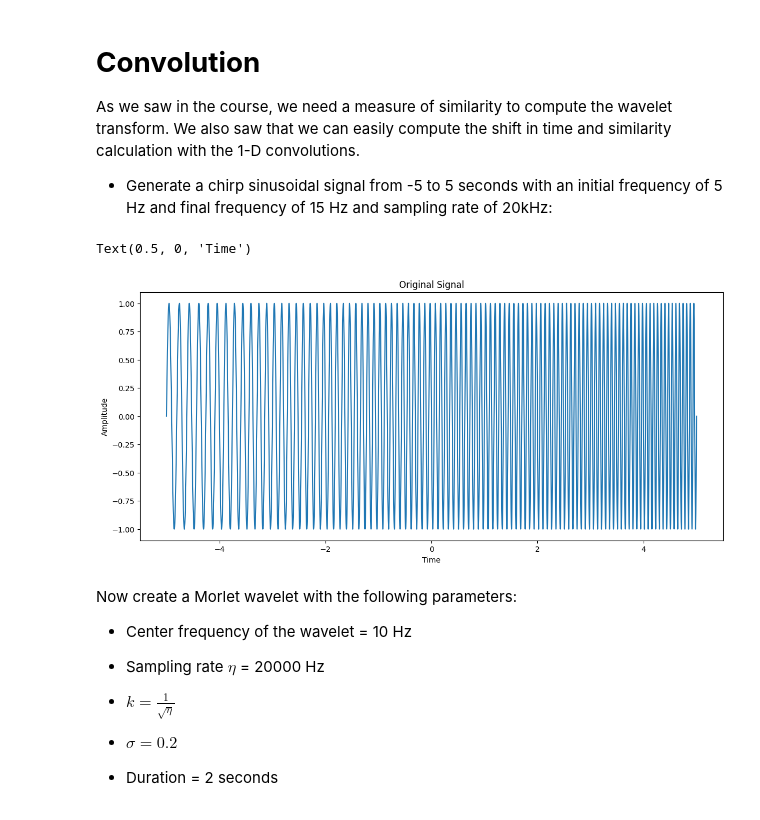
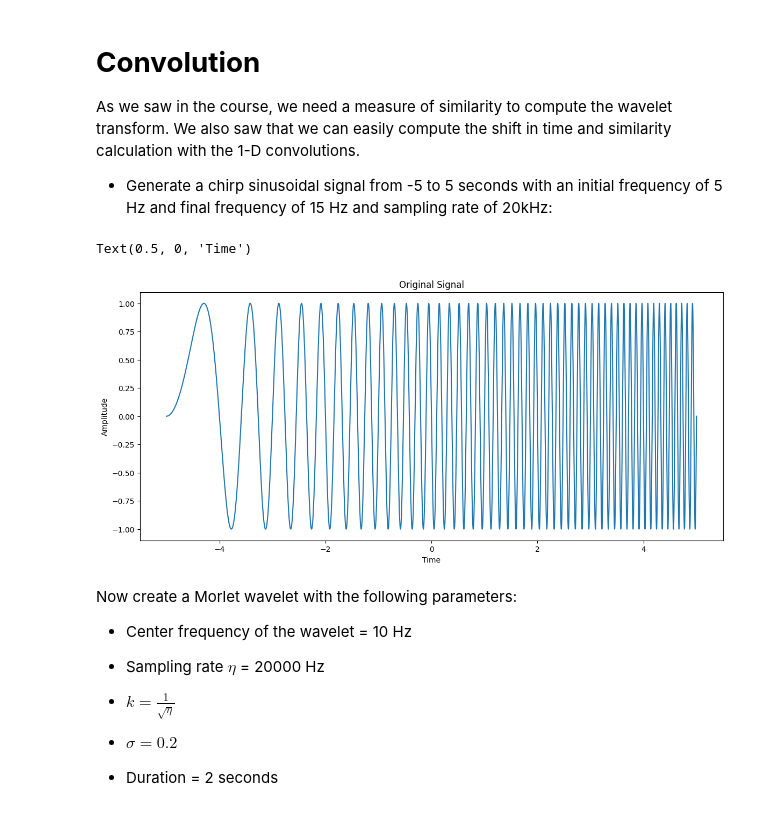
Before and after one commit to KHOUTAIBI/TSIA-TP, a Jupyter notebook: TP_Wavelets.ipynb, the cells around one changed output. Cells and saved outputs as stored; diff of their text form; code cells hidden in the pictures.

```diff
--- a/TP_Wavelets.ipynb
+++ b/TP_Wavelets.ipynb
@@ -161,30 +164,30 @@ As we saw in the course, we need a measure of similarity to compute the wavelet
 # %%
 # Chirp signal down below
 Fs = 20_000
 
 # We add a chirp timstep in order to compute the chirp function, a normal timestep will not work
 
 # TODO Change this, it does not work, should start from -5 to 5 and reach 15Hz at 5 seconds
 
 def chirp(t,f0,f1,tmin,tmax):
     beta = (f0 - f1) / (tmax - tmin)
     alpha = (f1*tmax - f0*tmin) / (tmax - tmin)
-    phase =  (beta/2)*(t**2 - tmin**2) + alpha*(t - tmin)
+    phase =  (beta/2)*((t+tmin)**2) + alpha*(t + tmin)
     return np.sin(2*np.pi*phase)
 
 # Now we compute the timesteps
 timesteps = np.linspace(-100_000,100_000,10_000)/Fs
 chirp_signal = chirp(timesteps,f0=15,tmin=-5,tmax=5,f1=5)
 
 # Plotting the results below
 plt.figure(figsize=(14, 6))
 plt.plot(timesteps, chirp_signal)
 plt.title('Original Signal')
 plt.ylabel('Amplitude')
 plt.xlabel('Time')
 # %% [output]
 Text(0.5, 0, 'Time')
-[figure, old version]
+[figure, new version]
 # %% [markdown]
 Now create a Morlet wavelet with the following parameters:
 
```
Also changed, not shown: parts of 16 cells of this notebook, 4 other files.
